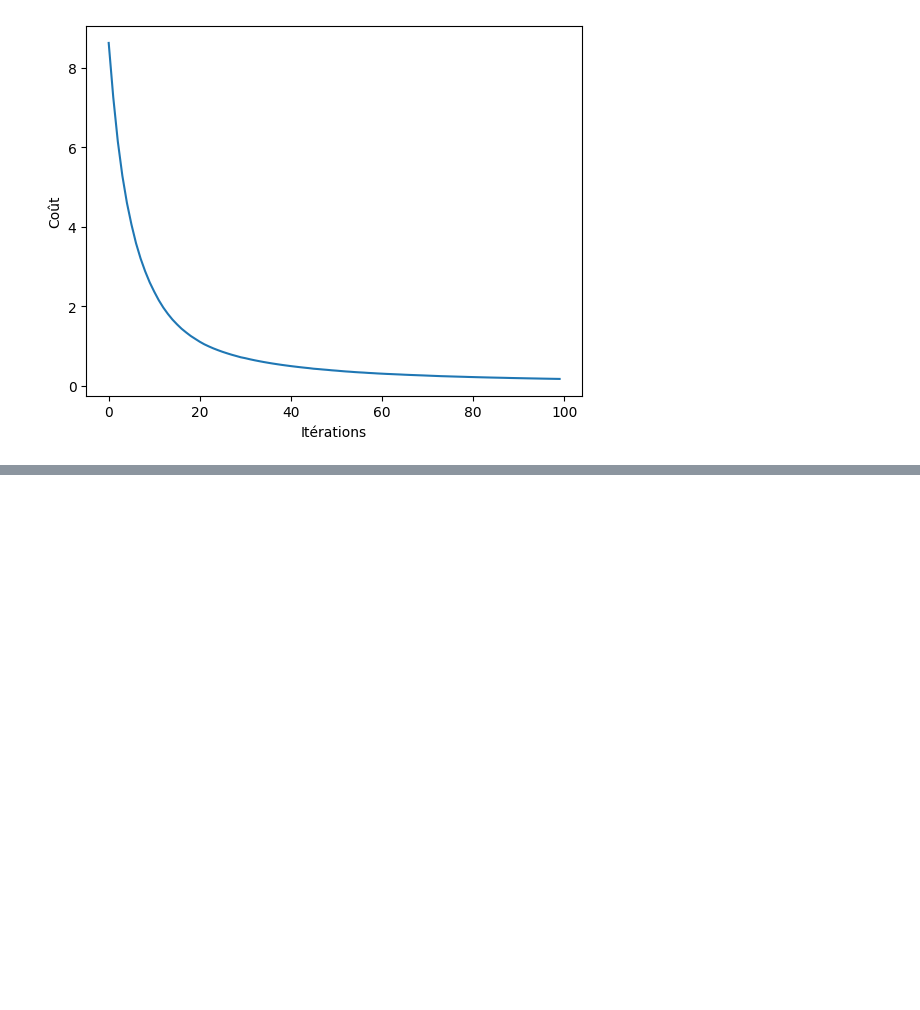
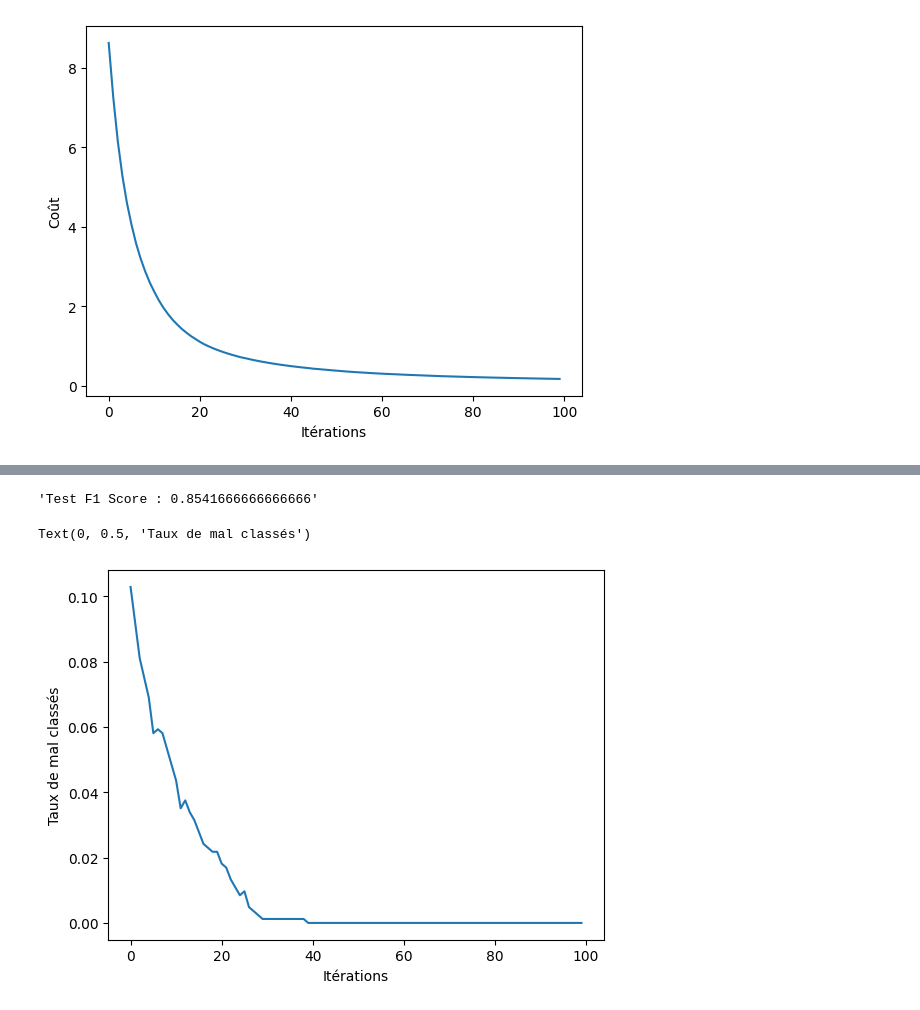
Before and after one commit to NassimAm/TP_XGBOOST, a Jupyter notebook: main.ipynb, the cells around one changed output, grey strips where cells are left out. Cells and saved outputs as stored; diff of their text form; code cells hidden in the pictures; blank space fills up the shorter version.

Commit message:
Added second part (testing the model)

```diff
--- a/main.ipynb
+++ b/main.ipynb
@@ -926,0 +1000,46 @@ plt.show()
+# %%
+from xgboost import XGBClassifier
+from sklearn.metrics import f1_score
+import timeit
+
+train_times = []
+train_errors = []
+test_times = []
+test_errors = []
+scores = []
+
+eval_set = [(X_train_one_hot, Y_train)]
+eval_metric = ["error"]
+xgb_model = XGBClassifier(eval_metric=eval_metric)
+
+# Entrainement du modèle XGBOOST
+start_time = timeit.default_timer()
+xgb_model.fit(X_train_one_hot, Y_train, eval_set=eval_set, verbose=False)
+train_time = timeit.default_timer() - start_time
+train_times.append(train_time)
+
+# Prédiction sur le dataset de test
+start_time = timeit.default_timer()
+xgb_pred = xgb_model.predict(X_test_one_hot)
+test_time = timeit.default_timer() - start_time
+test_times.append(test_time)
+score = f1_score(Y_test, xgb_pred)
+scores.append(score)
+
+# Sauvegarde des taux de mal classés lors de l'entrainement
+errors = xgb_model.evals_result()['validation_0']['error']
+train_errors.append(errors)
+
+# Afficher le f1 score du test
+"Test F1 Score : " + str(score)
+# %% [output]
+'Test F1 Score : 0.8541666666666666'
+# %%
+# Afficher les taux des mal classés au fil des itérations
+
+plt.plot(errors)
+plt.xlabel("Itérations")
+plt.ylabel("Taux de mal classés")
+# %% [output]
+Text(0, 0.5, 'Taux de mal classés')
+[figure, added]
```
Also changed, not shown: parts of 10 cells of this notebook, 2 other files.
